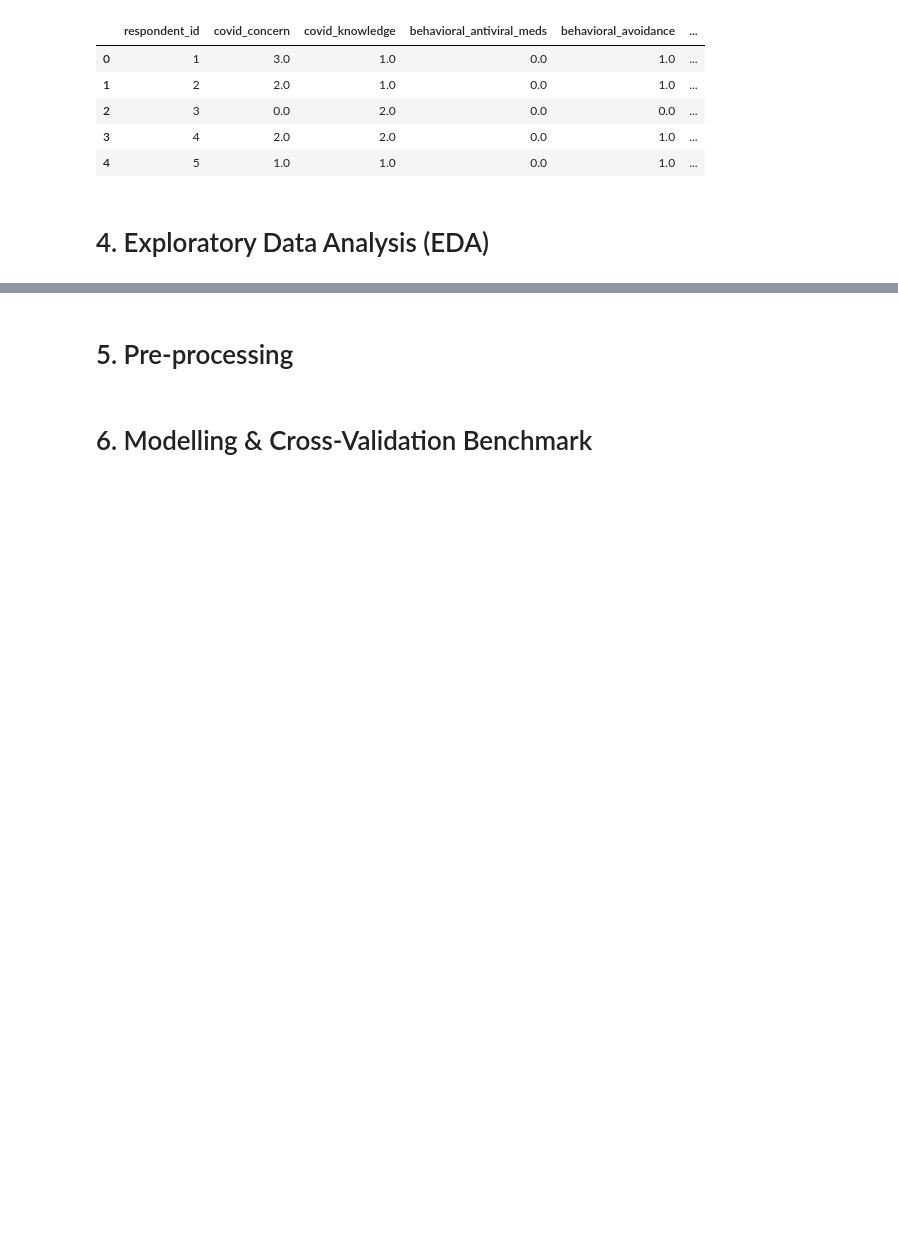
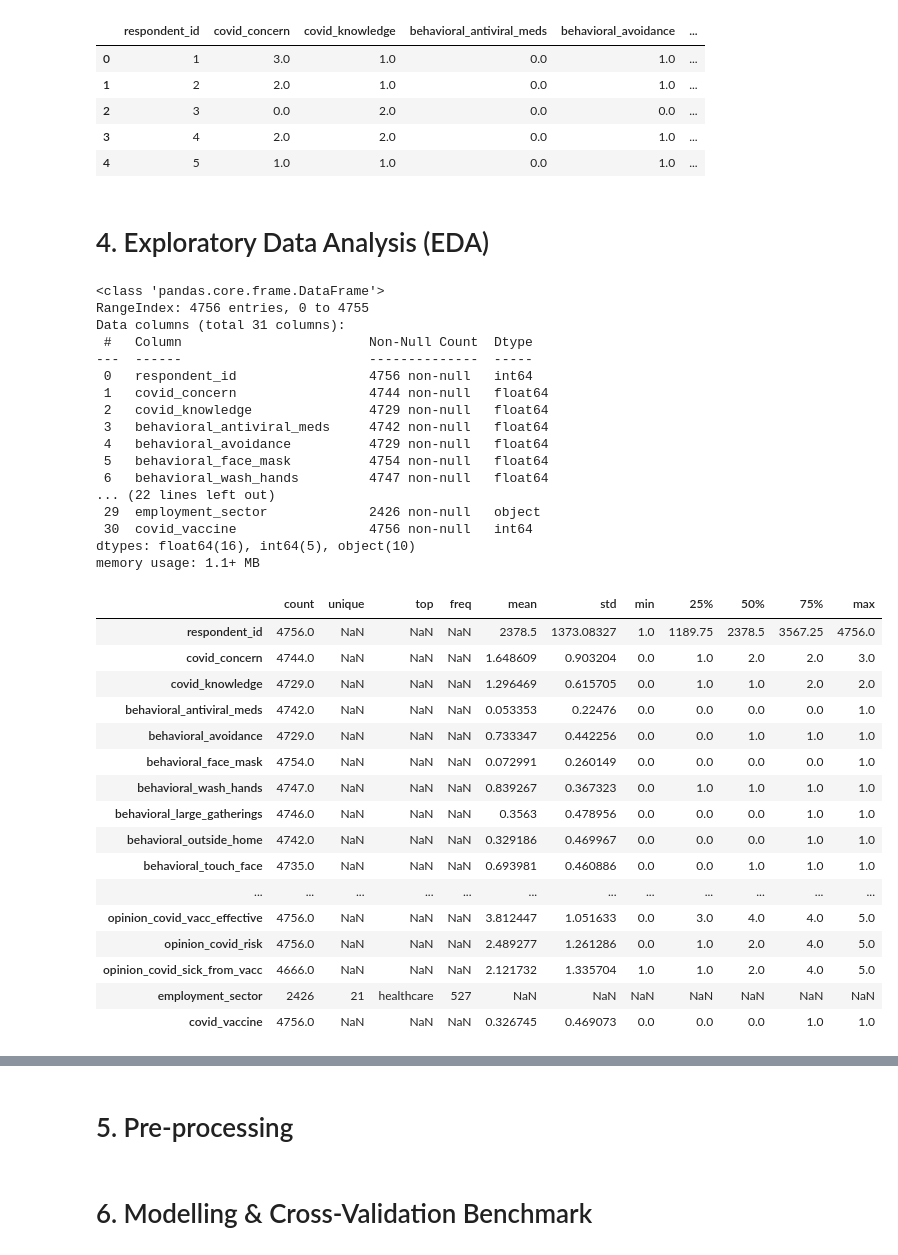
Before and after one commit to UH-GROUP-X/Hackathon26, a Jupyter notebook: UH_GROUP_X.ipynb, the cells around one changed output, grey strips where cells are left out. Cells and saved outputs as stored; diff of their text form; code cells hidden in the pictures; blank space fills up the shorter version.

```diff
--- a/UH_GROUP_X.ipynb
+++ b/UH_GROUP_X.ipynb
@@ -154,3 +154,44 @@ Test  : 4,749 rows × 30 columns
 | 4 | 5 | 1.0 | 1.0 | 0.0 | 1.0 | ... |
 # %% [markdown]
 # 4. Exploratory Data Analysis (EDA)
+# %%
+# To get the overview.
+
+train_raw.info()
+print()
+display(train_raw.describe(include='all').T)
+# %% [output]
+<class 'pandas.core.frame.DataFrame'>
+RangeIndex: 4756 entries, 0 to 4755
+Data columns (total 31 columns):
+ #   Column                        Non-Null Count  Dtype
+---  ------                        --------------  -----
+ 0   respondent_id                 4756 non-null   int64
+ 1   covid_concern                 4744 non-null   float64
+ 2   covid_knowledge               4729 non-null   float64
+ 3   behavioral_antiviral_meds     4742 non-null   float64
+ 4   behavioral_avoidance          4729 non-null   float64
+ 5   behavioral_face_mask          4754 non-null   float64
+ 6   behavioral_wash_hands         4747 non-null   float64
+... (22 lines left out)
+ 29  employment_sector             2426 non-null   object
+ 30  covid_vaccine                 4756 non-null   int64
+dtypes: float64(16), int64(5), object(10)
+memory usage: 1.1+ MB
+|  | count | unique | top | freq | mean | std | min | 25% | 50% | 75% | max |
+| respondent_id | 4756.0 | NaN | NaN | NaN | 2378.5 | 1373.08327 | 1.0 | 1189.75 | 2378.5 | 3567.25 | 4756.0 |
+| covid_concern | 4744.0 | NaN | NaN | NaN | 1.648609 | 0.903204 | 0.0 | 1.0 | 2.0 | 2.0 | 3.0 |
+| covid_knowledge | 4729.0 | NaN | NaN | NaN | 1.296469 | 0.615705 | 0.0 | 1.0 | 1.0 | 2.0 | 2.0 |
+| behavioral_antiviral_meds | 4742.0 | NaN | NaN | NaN | 0.053353 | 0.22476 | 0.0 | 0.0 | 0.0 | 0.0 | 1.0 |
+| behavioral_avoidance | 4729.0 | NaN | NaN | NaN | 0.733347 | 0.442256 | 0.0 | 0.0 | 1.0 | 1.0 | 1.0 |
+| behavioral_face_mask | 4754.0 | NaN | NaN | NaN | 0.072991 | 0.260149 | 0.0 | 0.0 | 0.0 | 0.0 | 1.0 |
+| behavioral_wash_hands | 4747.0 | NaN | NaN | NaN | 0.839267 | 0.367323 | 0.0 | 1.0 | 1.0 | 1.0 | 1.0 |
+| behavioral_large_gatherings | 4746.0 | NaN | NaN | NaN | 0.3563 | 0.478956 | 0.0 | 0.0 | 0.0 | 1.0 | 1.0 |
+| behavioral_outside_home | 4742.0 | NaN | NaN | NaN | 0.329186 | 0.469967 | 0.0 | 0.0 | 0.0 | 1.0 | 1.0 |
+| behavioral_touch_face | 4735.0 | NaN | NaN | NaN | 0.693981 | 0.460886 | 0.0 | 0.0 | 1.0 | 1.0 | 1.0 |
+| ... | ... | ... | ... | ... | ... | ... | ... | ... | ... | ... | ... |
+| opinion_covid_vacc_effective | 4756.0 | NaN | NaN | NaN | 3.812447 | 1.051633 | 0.0 | 3.0 | 4.0 | 4.0 | 5.0 |
+| opinion_covid_risk | 4756.0 | NaN | NaN | NaN | 2.489277 | 1.261286 | 0.0 | 1.0 | 2.0 | 4.0 | 5.0 |
+| opinion_covid_sick_from_vacc | 4666.0 | NaN | NaN | NaN | 2.121732 | 1.335704 | 1.0 | 1.0 | 2.0 | 4.0 | 5.0 |
+| employment_sector | 2426 | 21 | healthcare | 527 | NaN | NaN | NaN | NaN | NaN | NaN | NaN |
+| covid_vaccine | 4756.0 | NaN | NaN | NaN | 0.326745 | 0.469073 | 0.0 | 0.0 | 0.0 | 1.0 | 1.0 |
```
Also changed, not shown: parts of 4 cells of this notebook.
